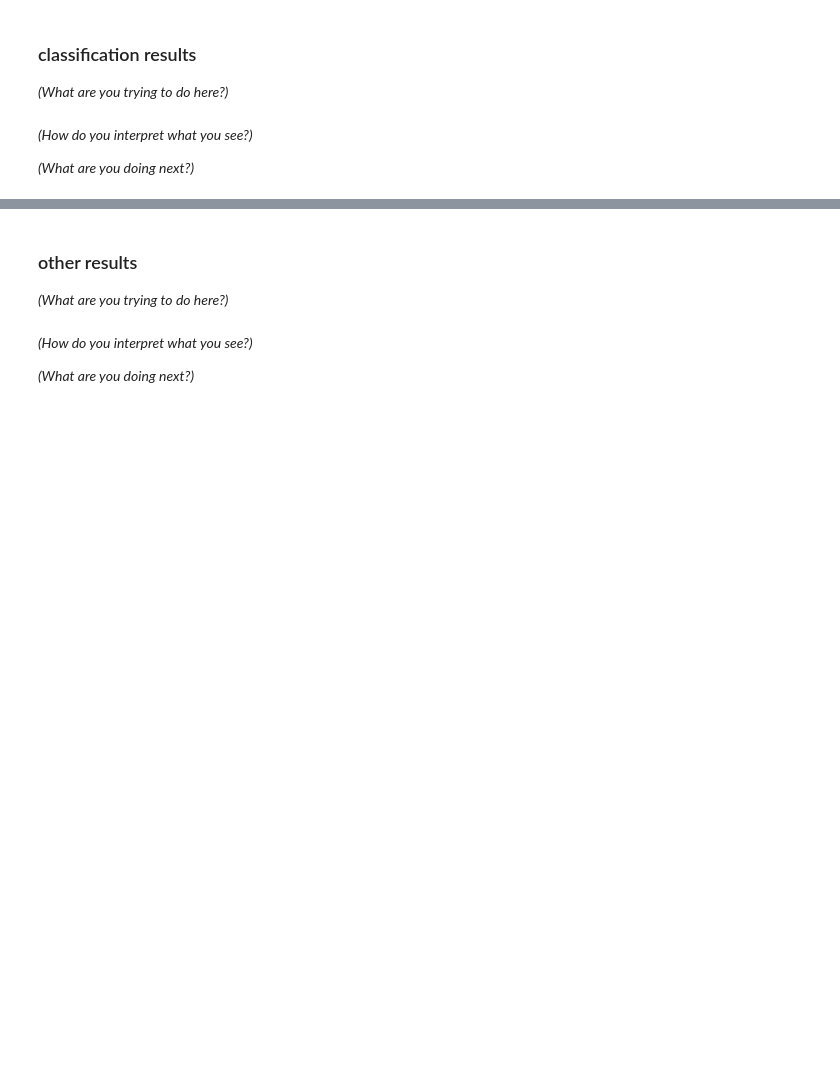
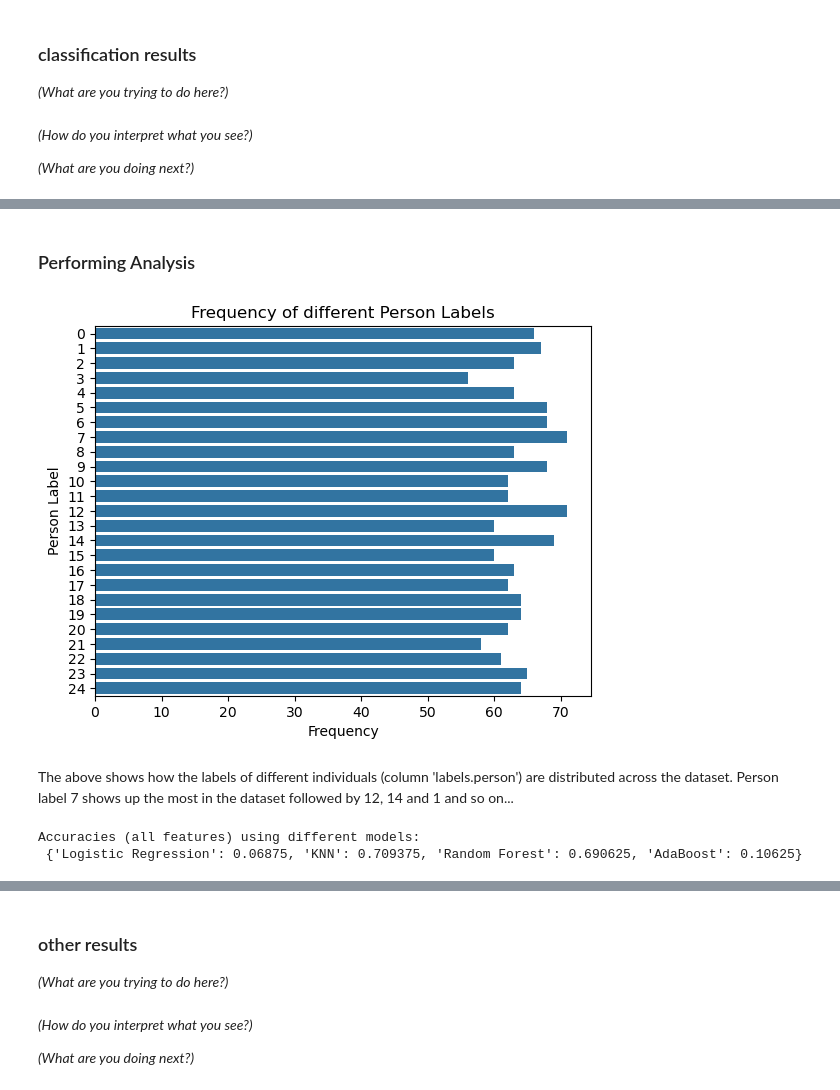
Before and after one commit to wolstone/CMSE381-Project, a Jupyter notebook: ProjectTemplate.ipynb, the cells around one changed output, grey strips where cells are left out. Saved outputs shown, nothing was run; the diff lists cells and outputs as text; code cells hidden in the pictures; blank space fills up the shorter version.

```diff
--- a/ProjectTemplate.ipynb
+++ b/ProjectTemplate.ipynb
@@ -28,0 +84,22 @@ _(Describe the data you are using. What variables are you using? What they mean?
+# %%
+time_data = data.iloc[:, 5:]
+time_cols = list(data.columns)[5:]
+
+data['activations_0_200'] = data.iloc[:, 5:205].sum(axis=1)
+data['activations_200_400'] = data.iloc[:, 205:405].sum(axis=1)
+data['total_activations'] = data.iloc[:, 5:405].sum(axis=1)
+
+first_activations = []
+for i, row in data.iterrows():
+    first_act_col = None
+    for col in time_cols:
+        if row[col] == 1:
+            first_act_col = col
+            break
+        else:
+            first_act_col = 'None'
+    first_activations.append(first_act_col)
+data['first_activation_time_frame'] = first_activations
+
+data['mean_activations'] = data['total_activations'] / len(time_cols)
+data.head()
@@ -28,0 +114,4 @@ _(Describe the data you are using. What variables are you using? What they mean?
+# %%
+label_encoder = LabelEncoder()
+data = data.apply(label_encoder.fit_transform)
+data.head()
@@ -46,0 +163,4 @@ _(What method did you use otherwise? Why did you choose to use them? What questi
+# %%
+label_encoder = LabelEncoder()
+data = data.apply(label_encoder.fit_transform)
+data.head()
@@ -77,0 +360,29 @@ _(What are you doing next?)_
+# %% [markdown]
+### Performing Analysis
+# %%
+# Step 1 Using simple training and testing, evaluate the models based on their accuracies using all the features.
+y = data['labels.person']
+X = data.drop(['labels.person'], axis=1)
+# %%
+sns.countplot(y=y)
+plt.title('Frequency of different Person Labels')
+plt.xlabel('Frequency')
+plt.ylabel('Person Label')
+plt.show()
+# %% [output]
+[figure, added]
+# %% [markdown]
+The above shows how the labels of different individuals (column 'labels.person') are distributed across the dataset. Person label 7 shows up the most in the dataset followed by 12, 14 and 1 and so on...
+# %%
+scaler = StandardScaler()
+X_scaled = scaler.fit_transform(X)
+
+models = {'Logistic Regression': LogisticRegression(max_iter=1000), 'KNN': KNeighborsClassifier(n_neighbors=1),
+          'Random Forest': RandomForestClassifier(random_state=10),'AdaBoost': AdaBoostClassifier(n_estimators=100, random_state=10,
+                                                                                                 algorithm="SAMME")}
+
+results = train_test(models, X, y)
+print(f'Accuracies (all features) using different models:\n {results}')
+# %% [output]
+Accuracies (all features) using different models:
+ {'Logistic Regression': 0.06875, 'KNN': 0.709375, 'Random Forest': 0.690625, 'AdaBoost': 0.10625}
```
Also changed, not shown: parts of 55 cells of this notebook.
